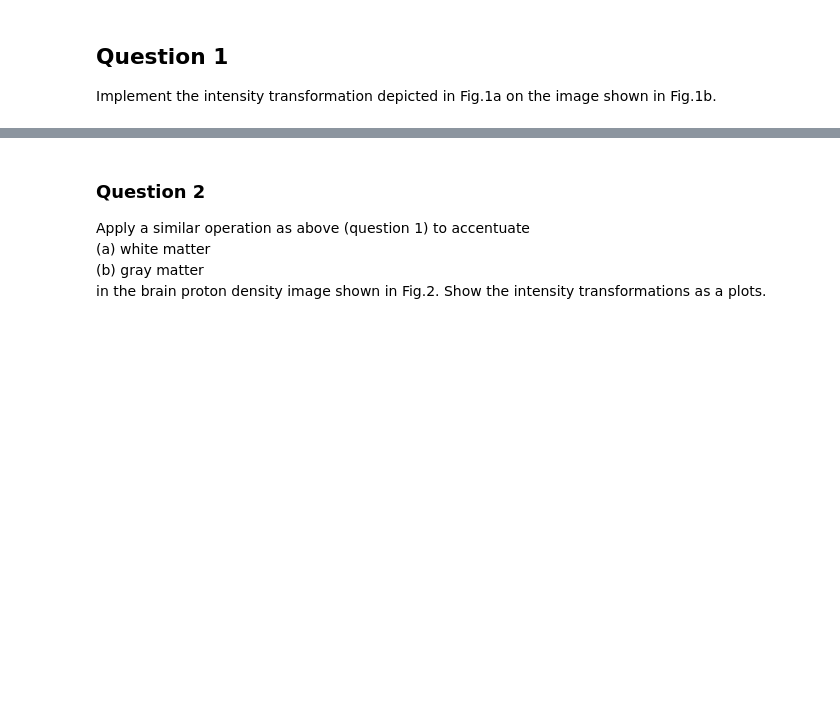
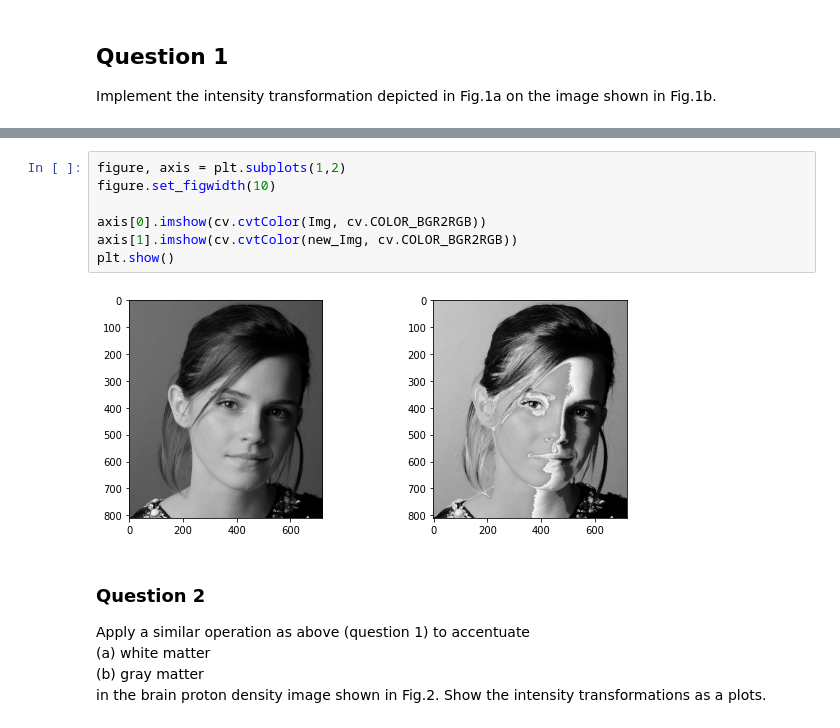
Before and after one commit to ayodyawkh/EN2550, a Jupyter notebook: Assignment_1/Assignment1.ipynb, the cells around one changed output, grey strips where cells are left out. Cells and saved outputs as stored; diff of their text form; blank space fills up the shorter version.

```diff
--- a/Assignment_1/Assignment1.ipynb
+++ b/Assignment_1/Assignment1.ipynb
@@ -7,3 +34,12 @@ Implement the intensity transformation depicted in Fig.1a on the image shown in
+# %%
+figure, axis = plt.subplots(1,2)
+figure.set_figwidth(10)
+
+axis[0].imshow(cv.cvtColor(Img, cv.COLOR_BGR2RGB))
+axis[1].imshow(cv.cvtColor(new_Img, cv.COLOR_BGR2RGB))
+plt.show()
+# %% [output]
+[figure, added]
 # %% [markdown]
 ### Question 2
 Apply a similar operation as above (question 1) to accentuate <br>
```
Also changed, not shown: parts of 1 cell of this notebook.
